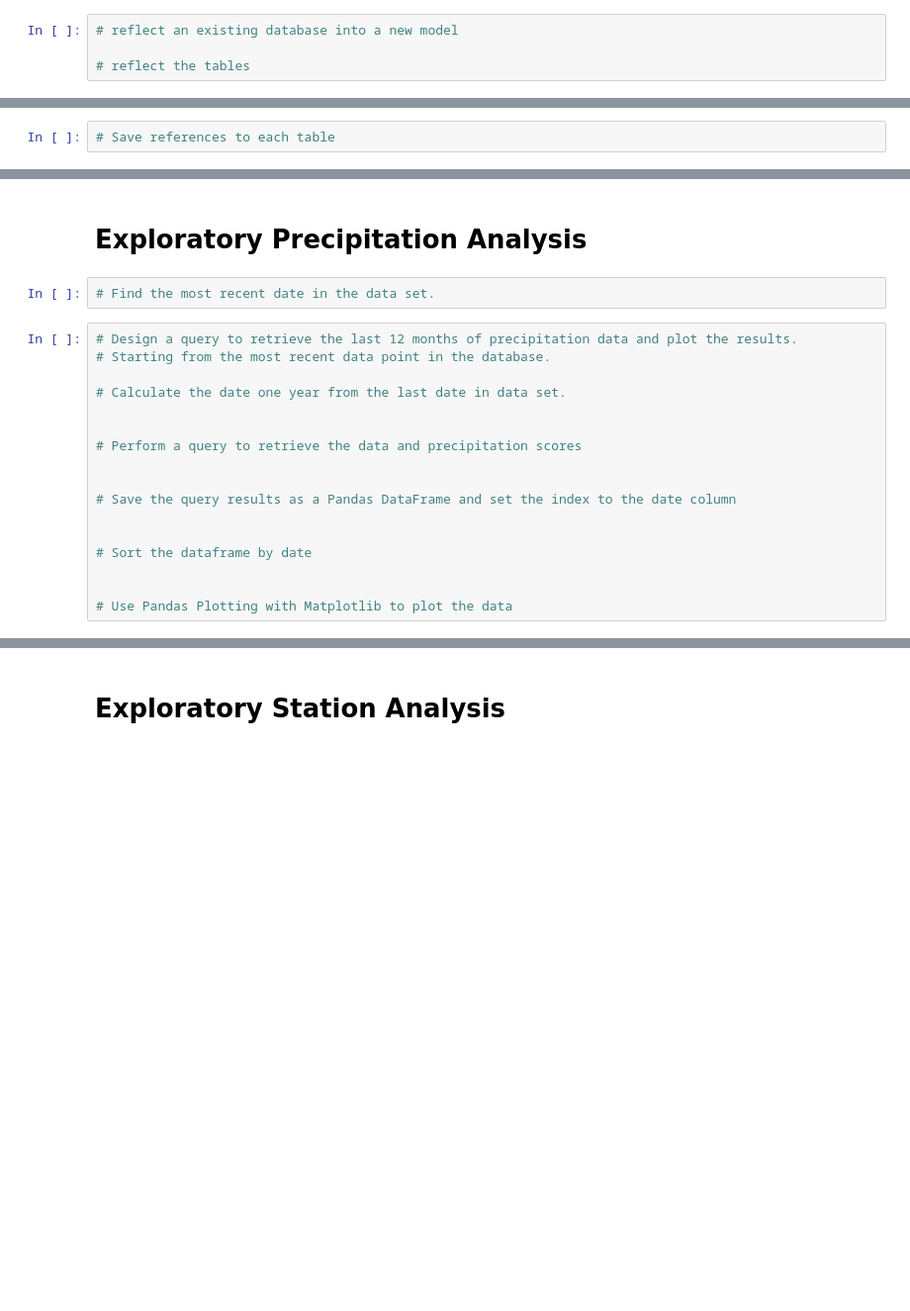
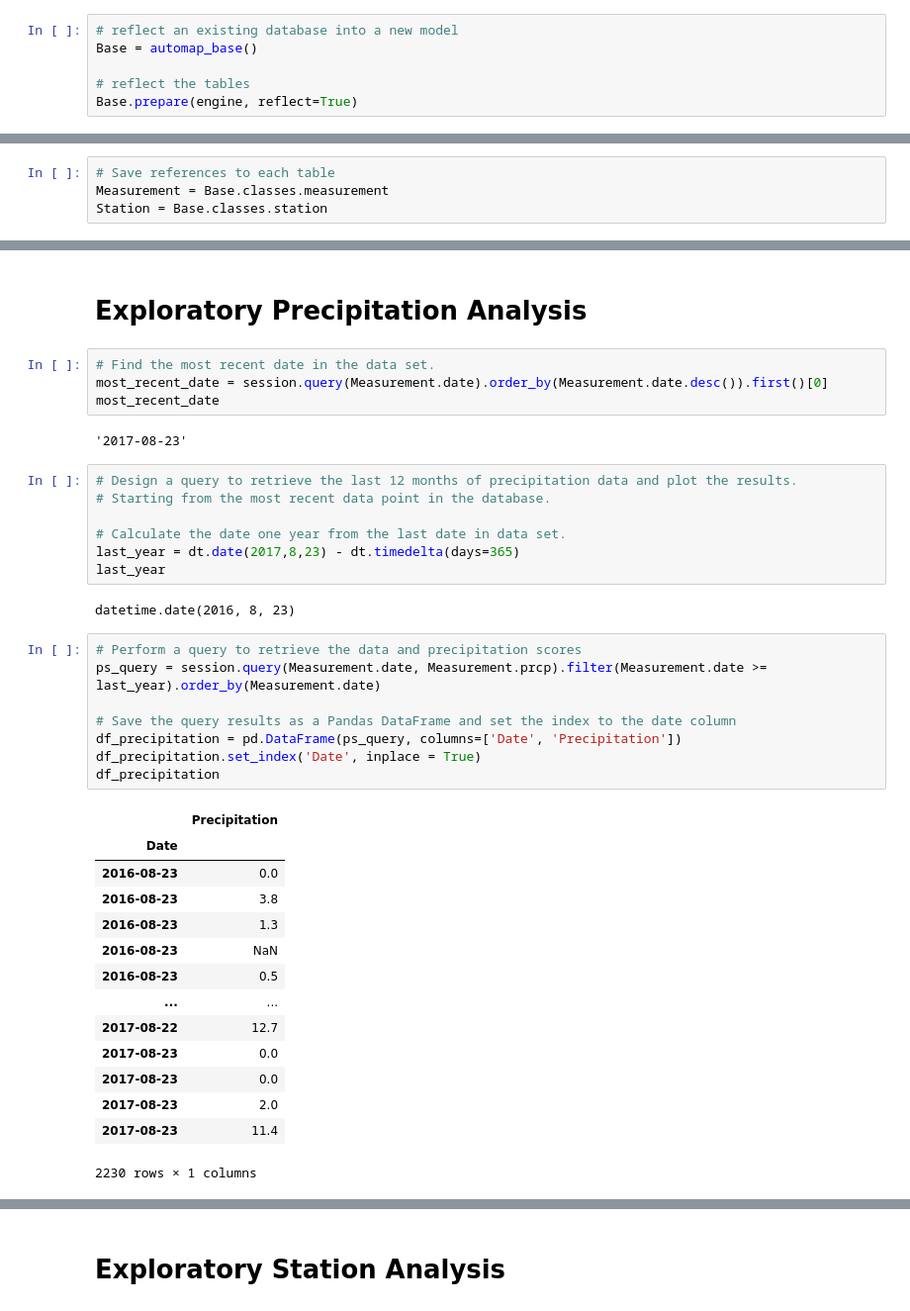
Before and after one commit to dhungelgd/sql-alchemy-challenge, a Jupyter notebook: SurfsUp/climate_starter.ipynb, the cells around one changed output, grey strips where cells are left out. Shown at 99% size. Saved outputs shown, nothing was run; the diff lists cells and outputs as text; blank space fills up the shorter version.

```diff
--- a/SurfsUp/climate_starter.ipynb
+++ b/SurfsUp/climate_starter.ipynb
@@ -22,7 +20,9 @@ ModuleNotFoundError: No module named 'sqlalchemy'
 engine = create_engine("sqlite:///Resources/hawaii.sqlite")
 # %%
 # reflect an existing database into a new model
+Base = automap_base()
 
 # reflect the tables
+Base.prepare(engine, reflect=True)
 # %%
 # View all of the classes that automap found
@@ -29,4 +32,6 @@ engine = create_engine("sqlite:///Resources/hawaii.sqlite")
 # %%
 # Save references to each table
+Measurement = Base.classes.measurement
+Station = Base.classes.station
 # %%
 # Create our session (link) from Python to the DB
@@ -34,20 +40,39 @@ engine = create_engine("sqlite:///Resources/hawaii.sqlite")
 # Exploratory Precipitation Analysis
 # %%
 # Find the most recent date in the data set.
+most_recent_date = session.query(Measurement.date).order_by(Measurement.date.desc()).first()[0]
+most_recent_date
+# %% [output]
+'2017-08-23'
 # %%
 # Design a query to retrieve the last 12 months of precipitation data and plot the results.
 # Starting from the most recent data point in the database.
 
 # Calculate the date one year from the last date in data set.
-
-
-# Perform a query to retrieve the data and precipitation scores
-
-
-# Save the query results as a Pandas DataFrame and set the index to the date column
-
-
-# Sort the dataframe by date
-
-
-# Use Pandas Plotting with Matplotlib to plot the data
+last_year = dt.date(2017,8,23) - dt.timedelta(days=365)
+last_year
+# %% [output]
+datetime.date(2016, 8, 23)
+# %%
+# Perform a query to retrieve the data and precipitation scores
+ps_query = session.query(Measurement.date, Measurement.prcp).filter(Measurement.date >= last_year).order_by(Measurement.date)
+
+# Save the query results as a Pandas DataFrame and set the index to the date column
+df_precipitation = pd.DataFrame(ps_query, columns=['Date', 'Precipitation'])
+df_precipitation.set_index('Date', inplace = True)
+df_precipitation
+# %% [output]
+|  | Precipitation |
+| Date |  |
+| 2016-08-23 | 0.0 |
+| 2016-08-23 | 3.8 |
+| 2016-08-23 | 1.3 |
+| 2016-08-23 | NaN |
+| 2016-08-23 | 0.5 |
+| ... | ... |
+| 2017-08-22 | 12.7 |
+| 2017-08-23 | 0.0 |
+| 2017-08-23 | 0.0 |
+| 2017-08-23 | 2.0 |
+| 2017-08-23 | 11.4 |
+2230 rows × 1 columns
```
Also changed, not shown: parts of 12 cells of this notebook.
